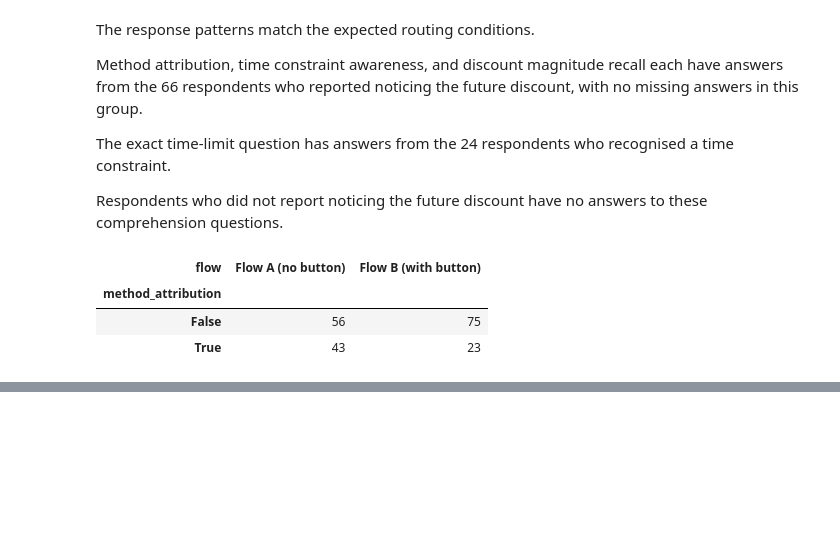
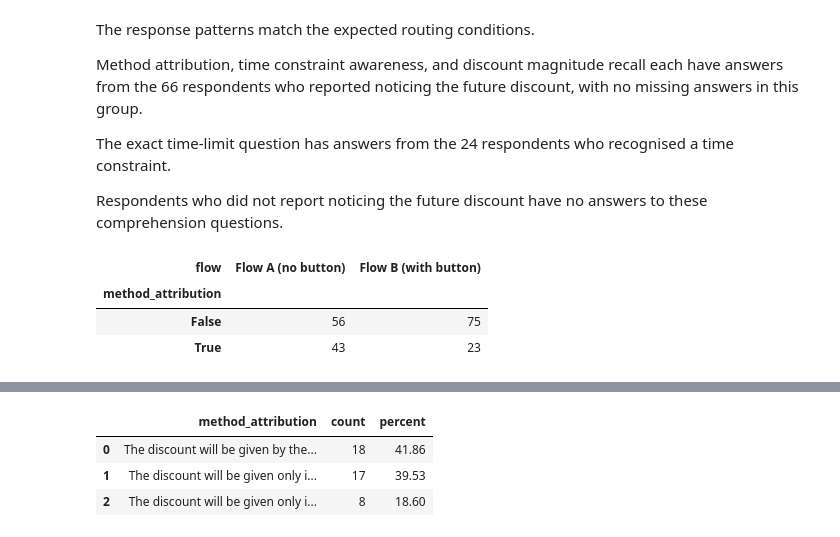
Before and after one commit to elena-kolo/payment-flow-experimentation-analysis, a Jupyter notebook: notebooks/03_prototype_analysis.ipynb, the cells around one changed output, grey strips where cells are left out. Saved outputs shown, nothing was run; the diff lists cells and outputs as text; code cells hidden in the pictures; blank space fills up the shorter version.

```diff
--- a/notebooks/03_prototype_analysis.ipynb
+++ b/notebooks/03_prototype_analysis.ipynb
@@ -998,0 +1012,13 @@ The analysis will be descriptive. Results will apply to respondents in Flow A wh
+# %%
+#calculate counts and percentages
+method_attribution_counts = df_extracted.query('flow == "Flow A (no button)"').method_attribution.value_counts()
+method_attribution_pct = method_attribution_counts.div(method_attribution_counts.sum()).mul(100)
+method_attribution_counts_pct = pd.DataFrame({'count': method_attribution_counts, 'percent': method_attribution_pct}).reset_index()
+
+pd.set_option('display.max_colwidth', None)
+display(method_attribution_counts_pct.round(2))
+# %% [output]
+|  | method_attribution | count | percent |
+| 0 | The discount will be given by the... | 18 | 41.86 |
+| 1 | The discount will be given only i... | 17 | 39.53 |
+| 2 | The discount will be given only i... | 8 | 18.60 |
```
Also changed, not shown: parts of 11 cells of this notebook.
